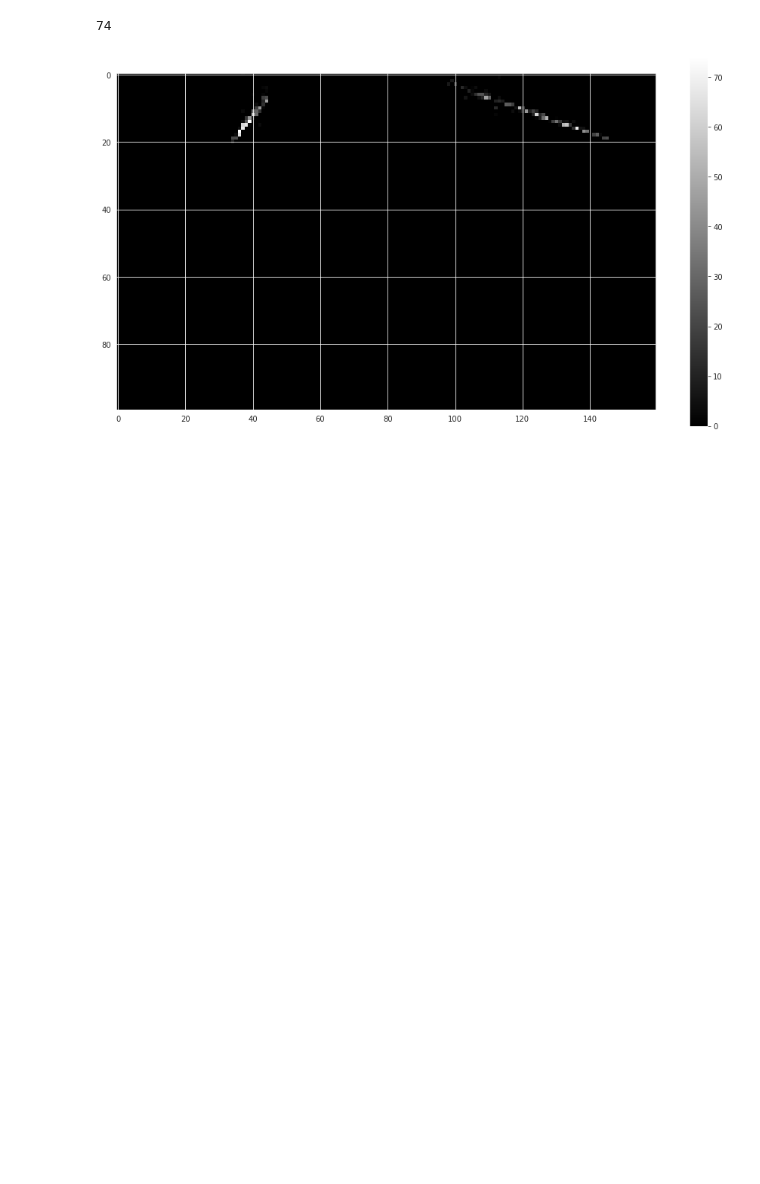
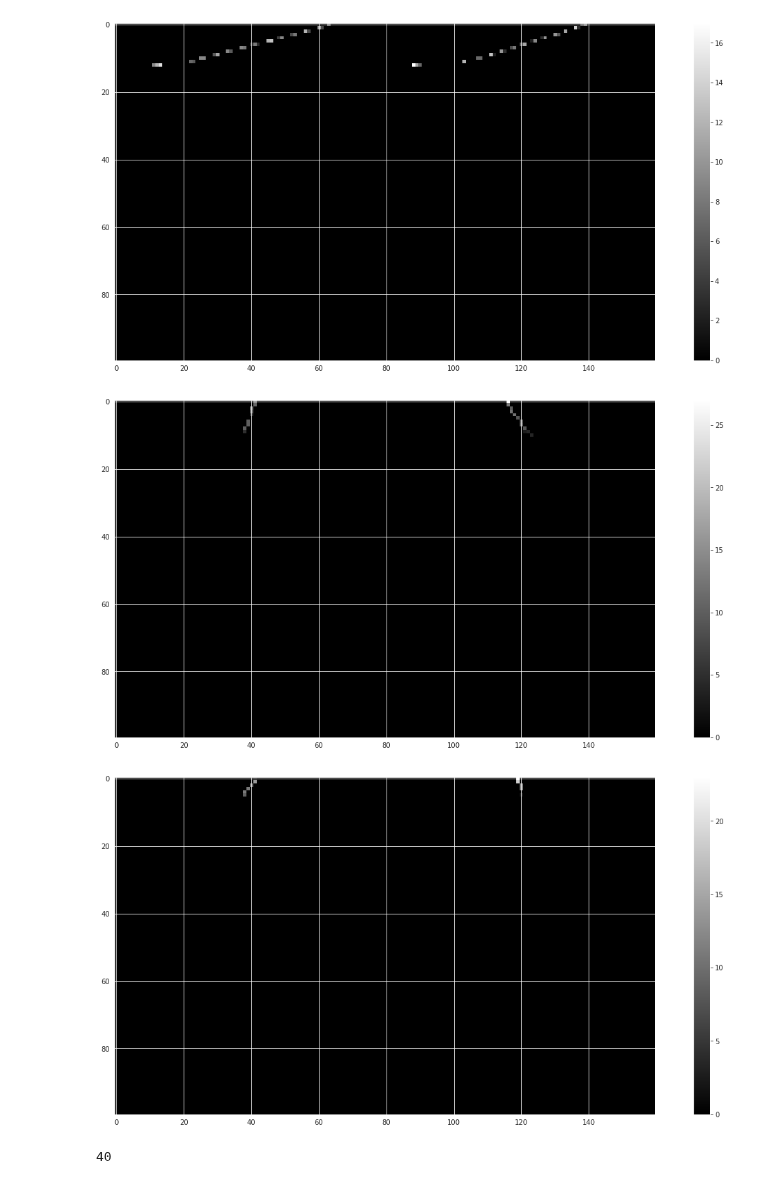
Before and after one commit to Arcrafa/nova, a Jupyter notebook: cvn2/view_pm.ipynb, the cells around one changed output. Drawn from its saved outputs; the diff is of its cells as text; code cells hidden in the pictures; blank space fills up the shorter version.

Commit message:
efficientnet normal

```diff
--- a/cvn2/view_pm.ipynb
+++ b/cvn2/view_pm.ipynb
@@ -4,4 +4,5 @@ from PIL import Image as im
 import matplotlib.pyplot as plt
 import h5py
 from pylab import rcParams
-rcParams['figure.figsize'] = 20,
+import pandas as pd
+rcParams['figure.figsize'] = 20,9
@@ -9,0 +9,9 @@ pms = h5py.File('logs/predictions_default.h5', 'r')
+# %%
+f = h5py.File('logs/predictions_default_normal.h5', 'r')
+
+labels = np.array(f['labels'][:]).astype(int)
+probs = np.array(f['probs']).astype(float)
+mc_cosmics = np.array(f['rec.mc.cosmic']).astype(float)
+vtx_stop = np.array(f['vtx_stop']).astype(float)
+y_preds = np.argmax(probs, axis=1)
+#pms=f['pm']
@@ -9,0 +66,5 @@ pms = h5py.File('logs/predictions_default.h5', 'r')
+# %%
+dfpred=dfpred[dfpred['label_true']=='muon']
+dfpred=dfpred[dfpred['nhitslc']>100]
+dfpred=dfpred[dfpred['pdm']<0.3]
+dfpred
@@ -10,17 +76,21 @@ pms = h5py.File('logs/predictions_default.h5', 'r')
 # %%
-pm=pms['pm'][7]
-pm=pm.reshape((2,100,80,1))
-pm=np.concatenate((pm[0].reshape((100,80)),pm[1].reshape((100,80))),axis = 1)
-pm = np.stack((pm,)*3, axis=-1)
+for i in dfpred.index:
+    pm=f['pm'][i]
+    pm=pm.reshape((2,100,80,1))
+    pm=np.concatenate((pm[0].reshape((100,80)),pm[1].reshape((100,80))),axis = 1)
+    pm = np.stack((pm,)*3, axis=-1)
+    max=np.max(pm)
+    pm= pm /max
+    plt.imshow(pm,cmap='gray',vmin=0, vmax=max)
+    plt.colorbar()
+    plt.show()
+    img = im.fromarray((pm * 255).astype(np.uint8))
+    img.save('pm.jpg')
+# %% [output]
+[figure, added]
+[figure, added]
+[figure, added]
-# %%
-max=np.max(pm)
-print(max)
-pm= pm /max
-plt.imshow(pm,cmap='gray',vmin=0, vmax=max)
-plt.colorbar()
-plt.show()
-img = im.fromarray((pm * 255).astype(np.uint8))
-img.save('pm.jpg')
-# %% [output]
-74
-[figure, removed]
+# %%
+print(max(f['pm'][0]))
+# %% [output]
+40
```
Also changed, not shown: parts of 5 cells of this notebook, 2 other files.
